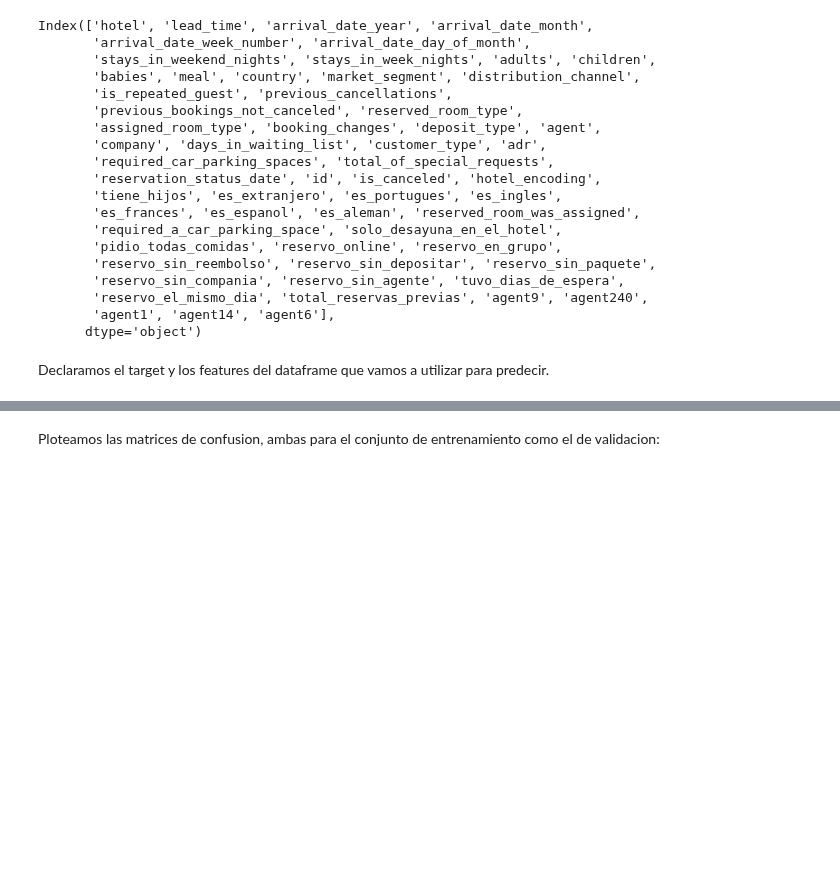
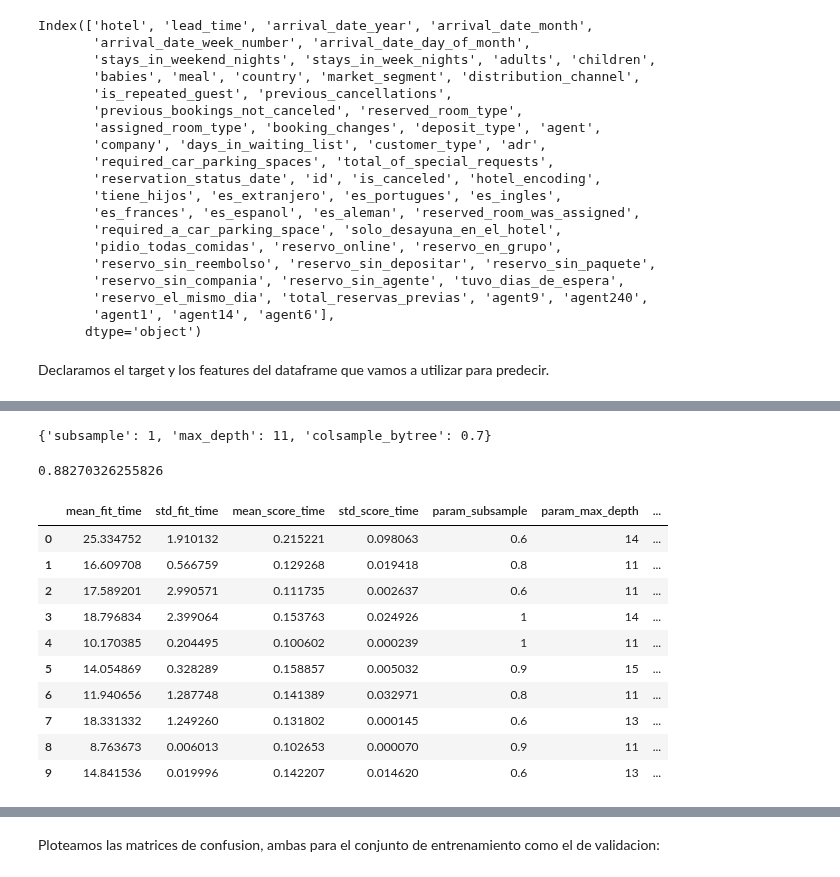
Before and after one commit to LuchoLorenzo1/7506R-1C2023-GRUPO19, a Jupyter notebook: checkpoint3/7506R_TP1_GRUPO19_CH3_ENTREGA_XGB.ipynb, the cells around one changed output, grey strips where cells are left out. Drawn from its saved outputs; the diff is of its cells as text; code cells hidden in the pictures; blank space fills up the shorter version.

```diff
--- a/checkpoint3/7506R_TP1_GRUPO19_CH3_ENTREGA_XGB.ipynb
+++ b/checkpoint3/7506R_TP1_GRUPO19_CH3_ENTREGA_XGB.ipynb
@@ -137 +266,23 @@ Realizamos las predicciones y calculamos las métricas
+# %%
+grid.best_params_
+# %% [output]
+{'subsample': 1, 'max_depth': 11, 'colsample_bytree': 0.7}
+# %%
+f1_score(y_val, grid.predict(X_val))
+# %% [output]
+0.88270326255826
+# %%
+pd.DataFrame(grid.cv_results_)
+# %% [output]
+|  | mean_fit_time | std_fit_time | mean_score_time | std_score_time | param_subsample | param_max_depth | ... |
+| 0 | 25.334752 | 1.910132 | 0.215221 | 0.098063 | 0.6 | 14 | ... |
+| 1 | 16.609708 | 0.566759 | 0.129268 | 0.019418 | 0.8 | 11 | ... |
+| 2 | 17.589201 | 2.990571 | 0.111735 | 0.002637 | 0.6 | 11 | ... |
+| 3 | 18.796834 | 2.399064 | 0.153763 | 0.024926 | 1 | 14 | ... |
+| 4 | 10.170385 | 0.204495 | 0.100602 | 0.000239 | 1 | 11 | ... |
+| 5 | 14.054869 | 0.328289 | 0.158857 | 0.005032 | 0.9 | 15 | ... |
+| 6 | 11.940656 | 1.287748 | 0.141389 | 0.032971 | 0.8 | 11 | ... |
+| 7 | 18.331332 | 1.249260 | 0.131802 | 0.000145 | 0.6 | 13 | ... |
+| 8 | 8.763673 | 0.006013 | 0.102653 | 0.000070 | 0.9 | 11 | ... |
+| 9 | 14.841536 | 0.019996 | 0.142207 | 0.014620 | 0.6 | 13 | ... |
 # %%
```
Also changed, not shown: parts of 23 cells of this notebook, 1 other file.
